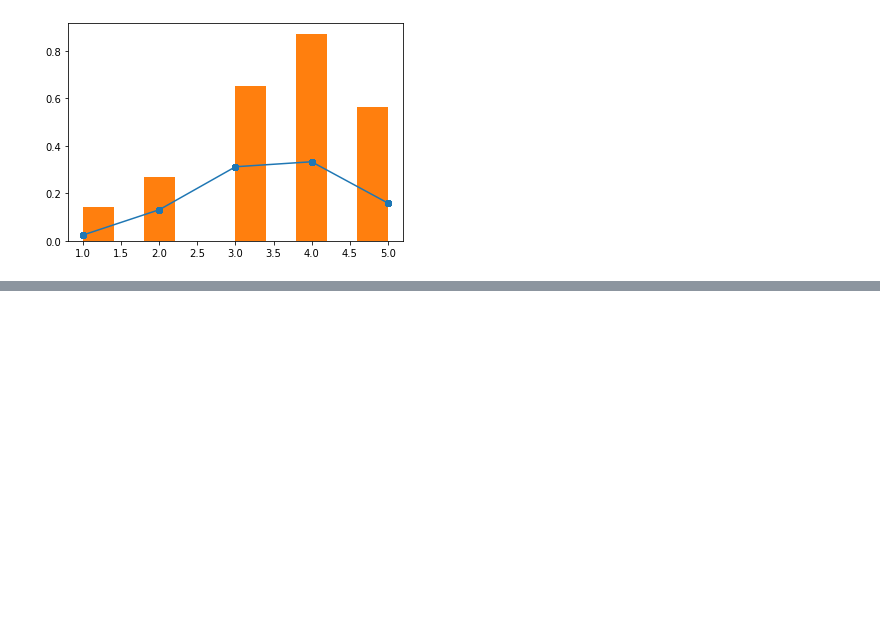
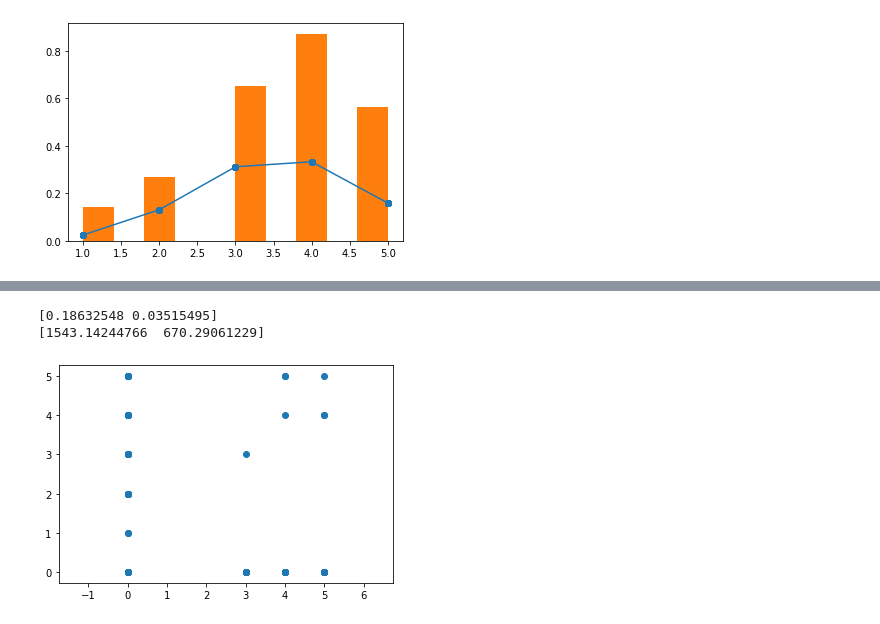
Before and after one commit to ebarkhordar/shilling-attack-detection-for-recommender-systems, a Jupyter notebook: analyze.ipynb, the cells around one changed output, grey strips where cells are left out. Cells and saved outputs as stored; diff of their text form; code cells hidden in the pictures; blank space fills up the shorter version.

```diff
--- a/analyze.ipynb
+++ b/analyze.ipynb
@@ -48,0 +76,10 @@ plt.show()
+# %%
+# data_frame=ratings_df.reset_index().pivot_table(index = 'MovieID', columns='UserID',values='Rating')
+dataframe=ratings_df.pivot_table(index = 'MovieID', columns = 'UserID', values = 'Rating')
+# type(data_frame)
+data_mat = np.nan_to_num(dataframe)
+data_mat
+# data_mat = np.array(data_mat_rev)
+# data_frame.columns.values.tolist()
+# data_frame
+dataframe
@@ -48,0 +127,13 @@ plt.show()
+# %%
+pca = PCA(n_components=2)
+principalComponents= pca.fit(X)
+print(pca.explained_variance_ratio_)
+print(pca.singular_values_)
+# %% [output]
+[0.18632548 0.03515495]
+[1543.14244766  670.29061229]
+# %%
+plt.scatter(data_mat[:, 0], data_mat[:, 1])
+plt.axis('equal');
+# %% [output]
+[figure, added]
```
Also changed, not shown: parts of 17 cells of this notebook.
